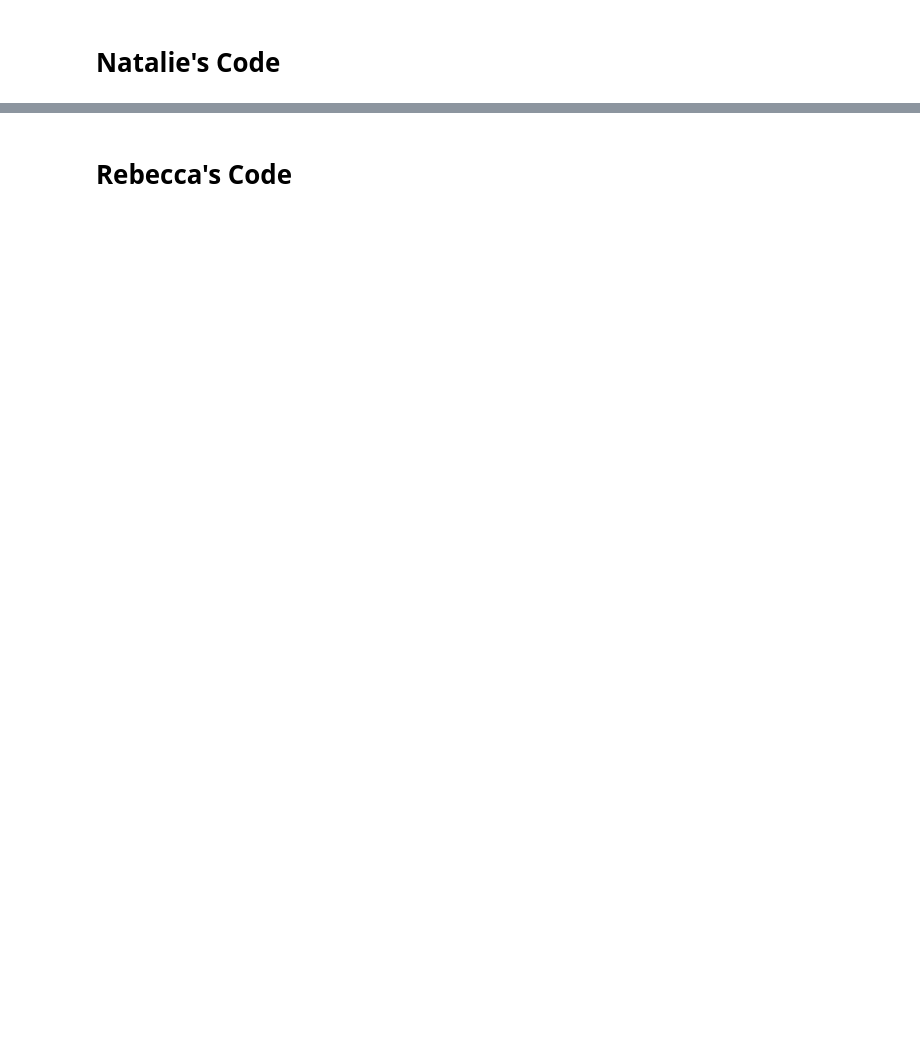
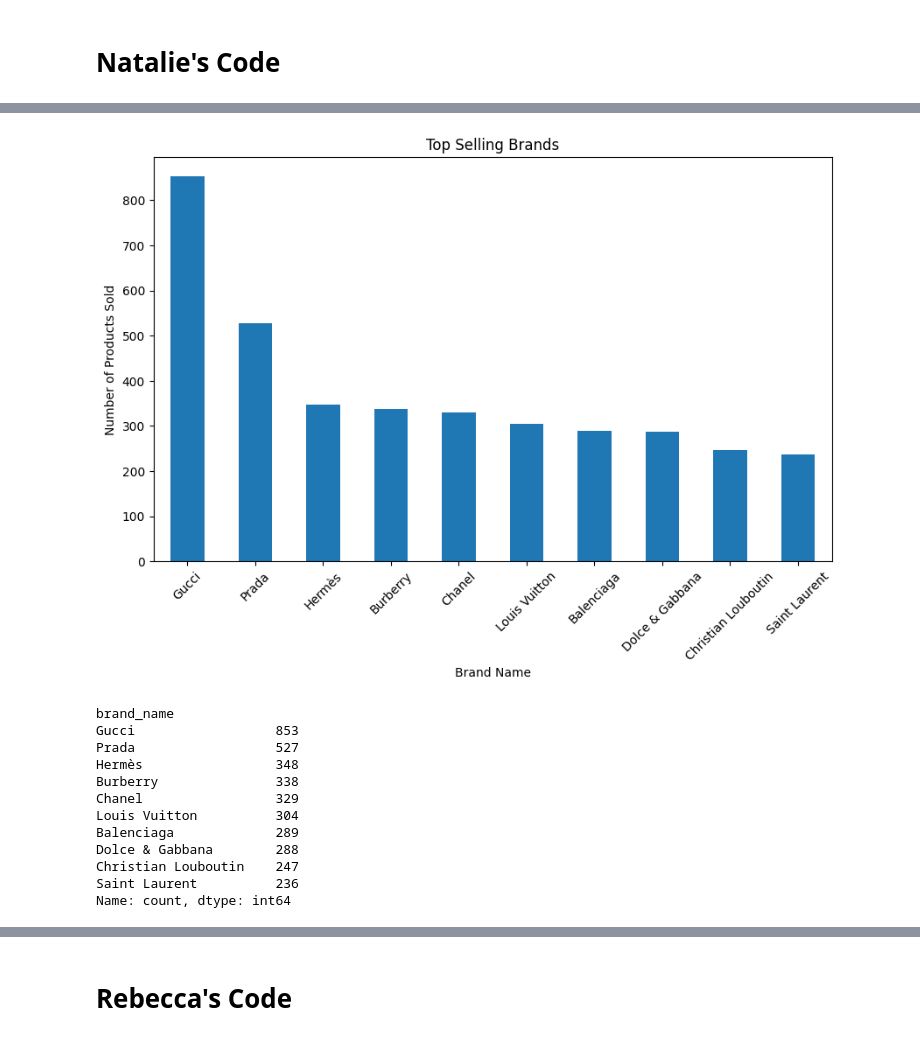
Before and after one commit to lucheuer/Project-1, a Jupyter notebook: Project_1_Group_3.ipynb, the cells around one changed output, grey strips where cells are left out. Cells and saved outputs as stored; diff of their text form; code cells hidden in the pictures; blank space fills up the shorter version.

```diff
--- a/Project_1_Group_3.ipynb
+++ b/Project_1_Group_3.ipynb
@@ -294,16 +308,30 @@ country_sales.head()
 # %%
 #Top selling brands
-top_selling_brands = df[df['sold'] == True]['brand_name'].value_counts().head(10)
+top_selling_brands = vestiaire_clean[vestiaire_clean['sold'] == True]['brand_name'].value_counts().head(10)
 
 plt.figure(figsize=(10, 6))
 top_selling_brands.plot(kind='bar')
 plt.title('Top Selling Brands')
 plt.xlabel('Brand Name')
 plt.ylabel('Number of Products Sold')
 plt.xticks(rotation=45)
 plt.show()
 
 top_selling_brands
+# %% [output]
+[figure, added]
+brand_name
+Gucci                  853
+Prada                  527
+Hermès                 348
+Burberry               338
+Chanel                 329
+Louis Vuitton          304
+Balenciaga             289
+Dolce & Gabbana        288
+Christian Louboutin    247
+Saint Laurent          236
+Name: count, dtype: int64
 # %%
 #The relationship between product condition and sales for these brands
 
```
Also changed, not shown: parts of 43 cells of this notebook, 21 other files.
